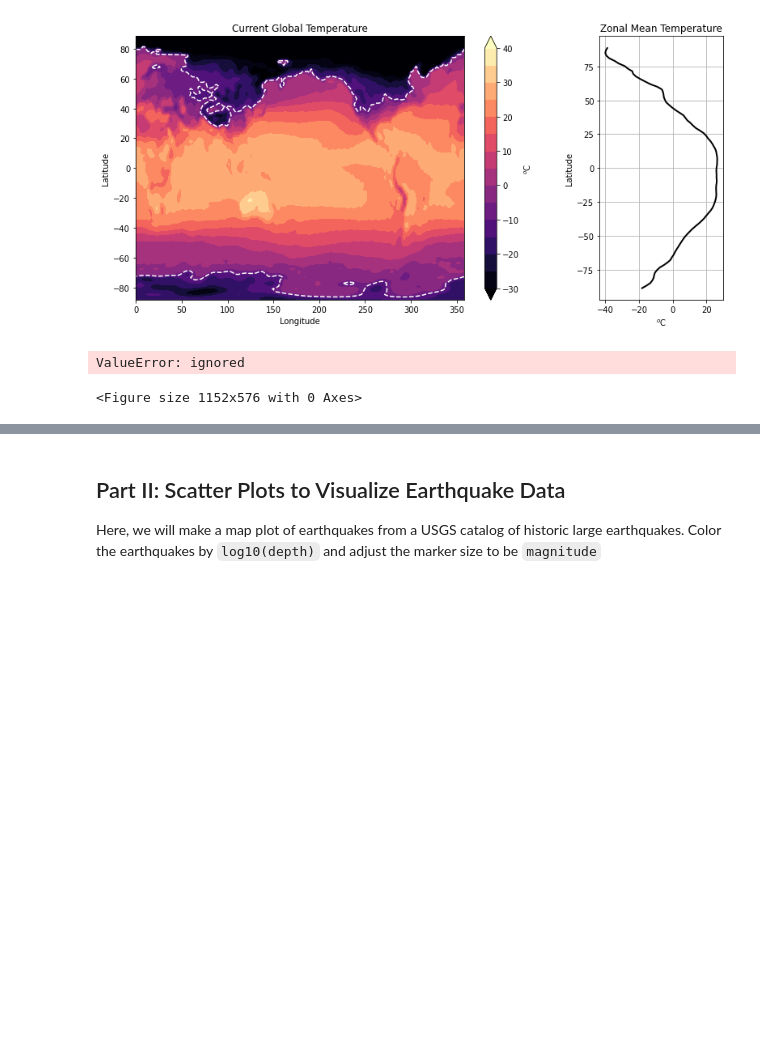
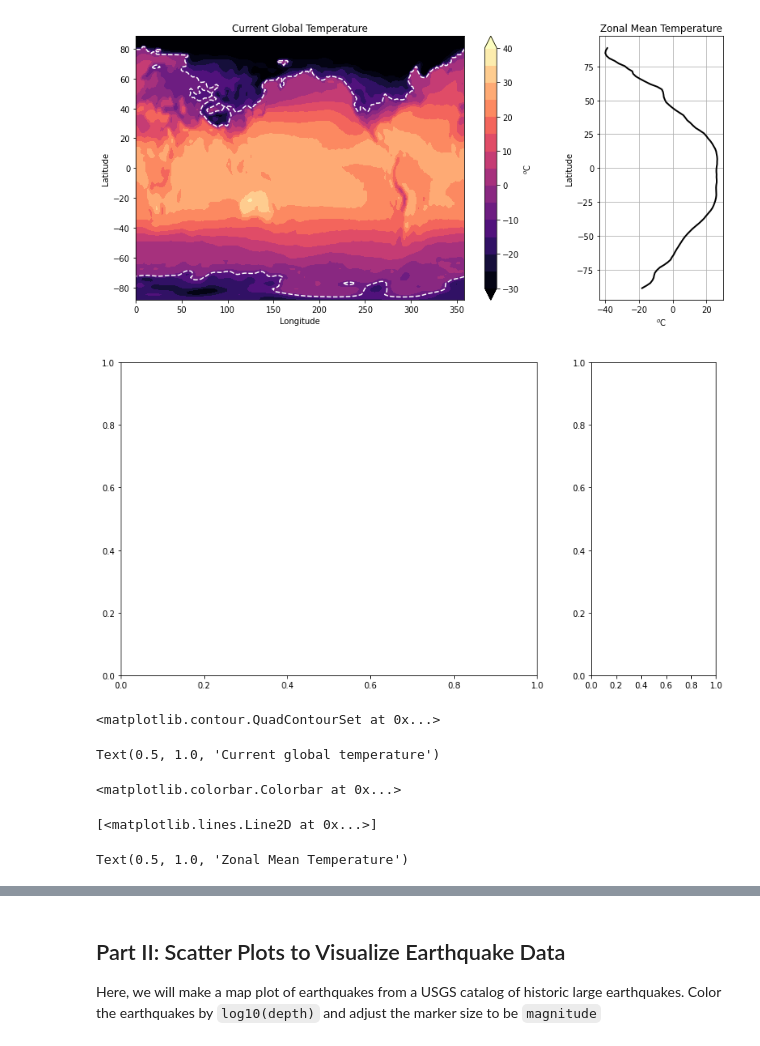
Before and after one commit to Etienne-98/2022_Intro_Python, a Jupyter notebook: Exercises/W2_S2.ipynb, the cells around one changed output, grey strips where cells are left out. Saved outputs shown, nothing was run; the diff lists cells and outputs as text; code cells hidden in the pictures; blank space fills up the shorter version.

```diff
--- a/Exercises/W2_S2.ipynb
+++ b/Exercises/W2_S2.ipynb
@@ -70,8 +69,7 @@ Hint 5: Don't spend too too much time making your figure perfect as there is sti
 # %% [markdown]
 ![Unknown.png](embedded-picture-1)
 # %%
-fig, (lat,lon) = plt.subplots(ncols=2,lon, figsize=(16,8),gridspec_kw={'width_ratios': [5, 1.5]})
+fig, (ax1,ax2) = plt.subplots(1,2, figsize=(13,7),gridspec_kw={'width_ratios': [5, 1.5]})
 # %% [output]
-ValueError: ignored
-<Figure size 1152x576 with 0 Axes>
+[figure, added]
 # %%
@@ -79,7 +77,11 @@ ctemp = __.________(___,__,_________,cmap='magma',levels=np.linspace(-30,40,15),
 # %%
-___._________(___,___,_________,colors='w',levels=[-10],extend='both')
+ax1.contour(lon,lat,temp-273.15,colors='w',levels=[-10],extend='both')
+# %% [output]
+<matplotlib.contour.QuadContourSet at 0x...>
 # %%
 # first graph parameters
-___.set_xlabel('________')
-___.set_ylabel('________')
-___.set_title('______________________')
+ax1.set_xlabel('Longitude')
+ax1.set_ylabel('Latitude')
+ax1.set_title('Current global temperature')
+# %% [output]
+Text(0.5, 1.0, 'Current global temperature')
@@ -88,10 +88,18 @@ ___._______(_____,ax=___,____='$^o$C')
+# %%
+fig.colorbar(ctemp,ax=ax1,label='$^o$C')
+# %% [output]
+<matplotlib.colorbar.Colorbar at 0x...>
 # %%
-___.____(np.__________(___________,axis=_),lat,lw=2,c='k')
+ax2.plot(np.nanmean(temp-273.15,axis=1),lat,lw=2,c='k')
+# %% [output]
+[<matplotlib.lines.Line2D at 0x...>]
 # %%
 # second graph plot parameters such as ordinates, abscisses and title
-___.set_xlabel(r'$^{o}$C')
-___.set_ylabel(r'Latitude')
-___.set_title('Zonal Mean Temperature')
+ax2.set_xlabel(r'$^{o}$C')
+ax2.set_ylabel(r'Latitude')
+ax2.set_title('Zonal Mean Temperature')
+# %% [output]
+Text(0.5, 1.0, 'Zonal Mean Temperature')
 # %%
 
 plt.____()
```
Also changed, not shown: parts of 5 cells of this notebook.
